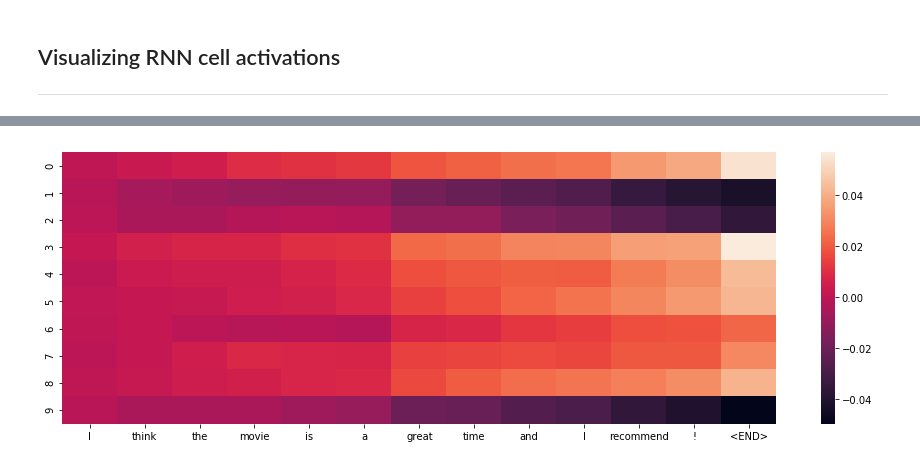
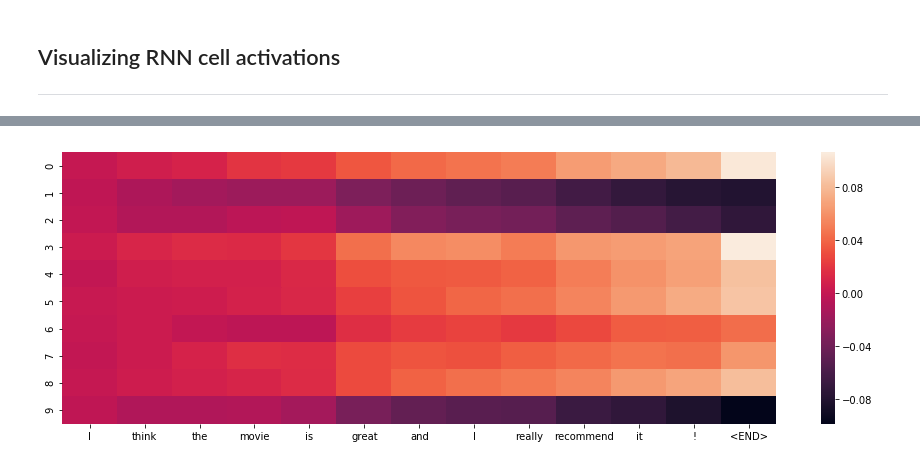
Before and after one commit to madalinabuzau/tensorflow-eager-tutorials, a Jupyter notebook: 04_recurrent_neural_networks_for_sequence_classification.ipynb, the cells around one changed output, grey strips where cells are left out. Saved outputs shown, nothing was run; the diff lists cells and outputs as text; code cells hidden in the pictures.

```diff
--- a/04_recurrent_neural_networks_for_sequence_classification.ipynb
+++ b/04_recurrent_neural_networks_for_sequence_classification.ipynb
@@ -483,5 +490,15 @@ import seaborn as sns
 # %%
 def VisualizeRNN(model, X):
+    ''' Function to return the tanh(c) of the RNN
+        at each timestep.
+
+        Args:
+            model: trained RNN model.
+            X: indexed review of shape (1, sequence_length).
+
+        Returns:
+            tanh(c): the tanh of the memory cell at each timestep.
+    '''
 
     # Initialize LSTM cell state with zeros
     state = model.rnn_cell.zero_state(1, dtype=tf.float32)
@@ -492,23 +509,23 @@ def VisualizeRNN(model, X):
     # Unstack the embeddings
     unstacked_embeddings = tf.unstack(embedded_words, axis=1)
 
-    # Iterate through each timestep and append the predictions
-    hidden_states = []
+    # Iterate through each timestep and append the memory cell output
+    memory_states = []
     for input_step in unstacked_embeddings:
         _, state = model.rnn_cell(input_step, state)
-        hidden_states.append(state[1])
+        memory_states.append(state[0])
 
-    # Stack hidden_states to (batch_size, time_steps, cell_size)
-    hidden_states = tf.stack(hidden_states, axis=1)
-    return hidden_states
+    # Stack memory_states to (batch_size, time_steps, cell_size)
+    memory_states = tf.stack(memory_states, axis=1)
+    return memory_states
 # %%
-dummy_review = "I think the movie is a great time and I recommend!"
+# Feel free to modify here the input!
+dummy_review = "I think the movie is great and I really recommend it!"
 # %%
+# Review processing
 review = re.sub(r'<[^>]+>', ' ', dummy_review)
 tokenized_review = word_tokenize(review)
 review = [word2idx[word] if word in list(word2idx.keys()) else
           word2idx['Unknown_token'] for word in tokenized_review]
 indexed_review = review + [word2idx['End_token']]
-seq_length = len(indexed_review)
-review = tf.reshape(tf.constant(indexed_review), (1,-1))
-seq_length = tf.reshape(tf.constant(seq_length), (1,))
+X = tf.reshape(tf.constant(indexed_review), (1,-1))
@@ -517,5 +532,9 @@ hidden_states = VisualizeRNN(lstm_model, review)
+# %%
+# Get the memory cell activations
+memory_states = VisualizeRNN(lstm_model, X)
 # %%
+# Plot activations of the first 10 units in the cell (the cell has 64 units in total)
 plt.figure(figsize = (16,5))
-sns.heatmap(hidden_states.numpy()[0,:,:10].T, xticklabels=tokenized_review+['<END>']);
+sns.heatmap(memory_states.numpy()[0,:,:10].T, xticklabels=tokenized_review+['<END>']);
 # %% [output]
-[figure, old version]
+[figure, new version]
```
Also changed, not shown: parts of 7 cells of this notebook, 1 other file.
